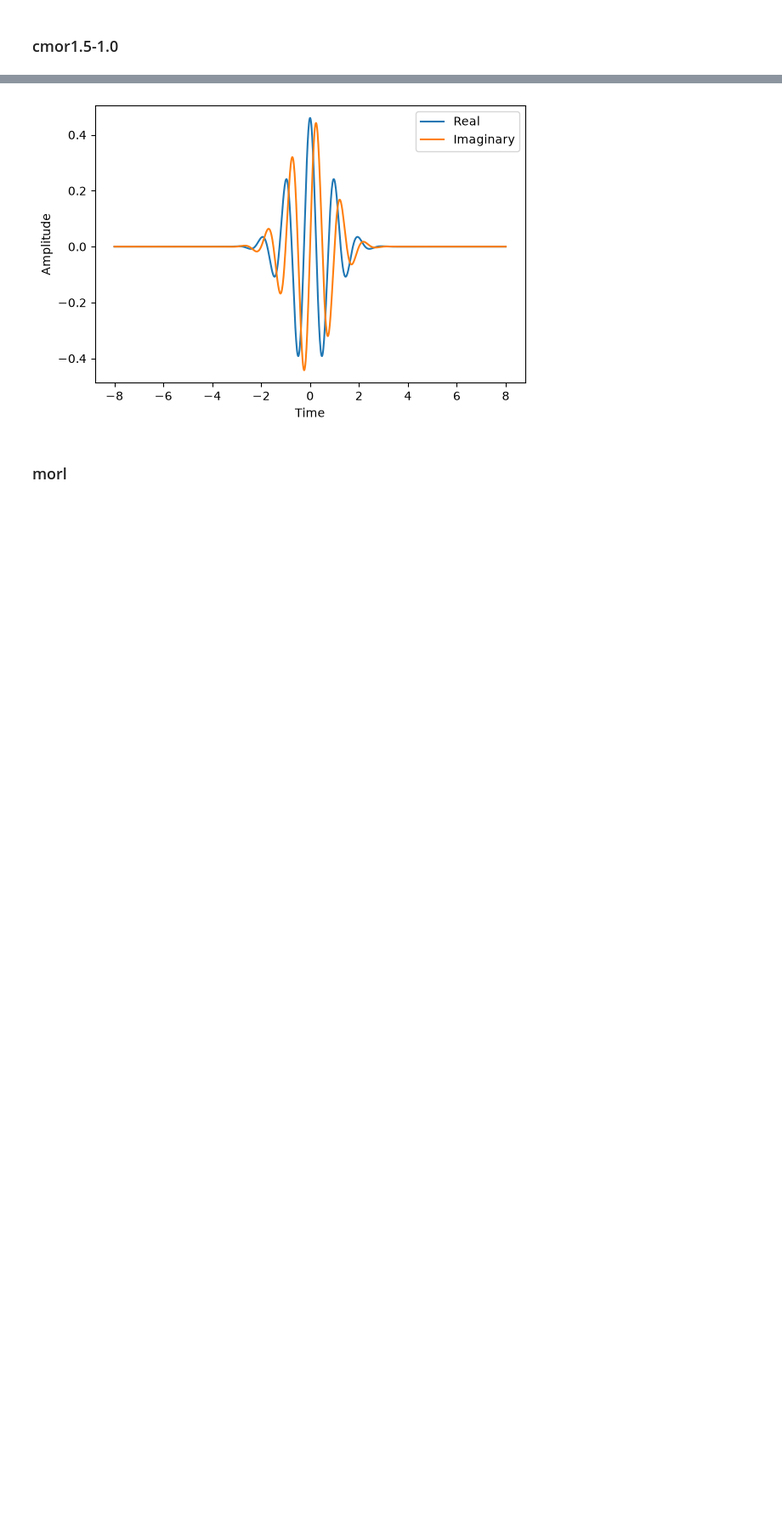
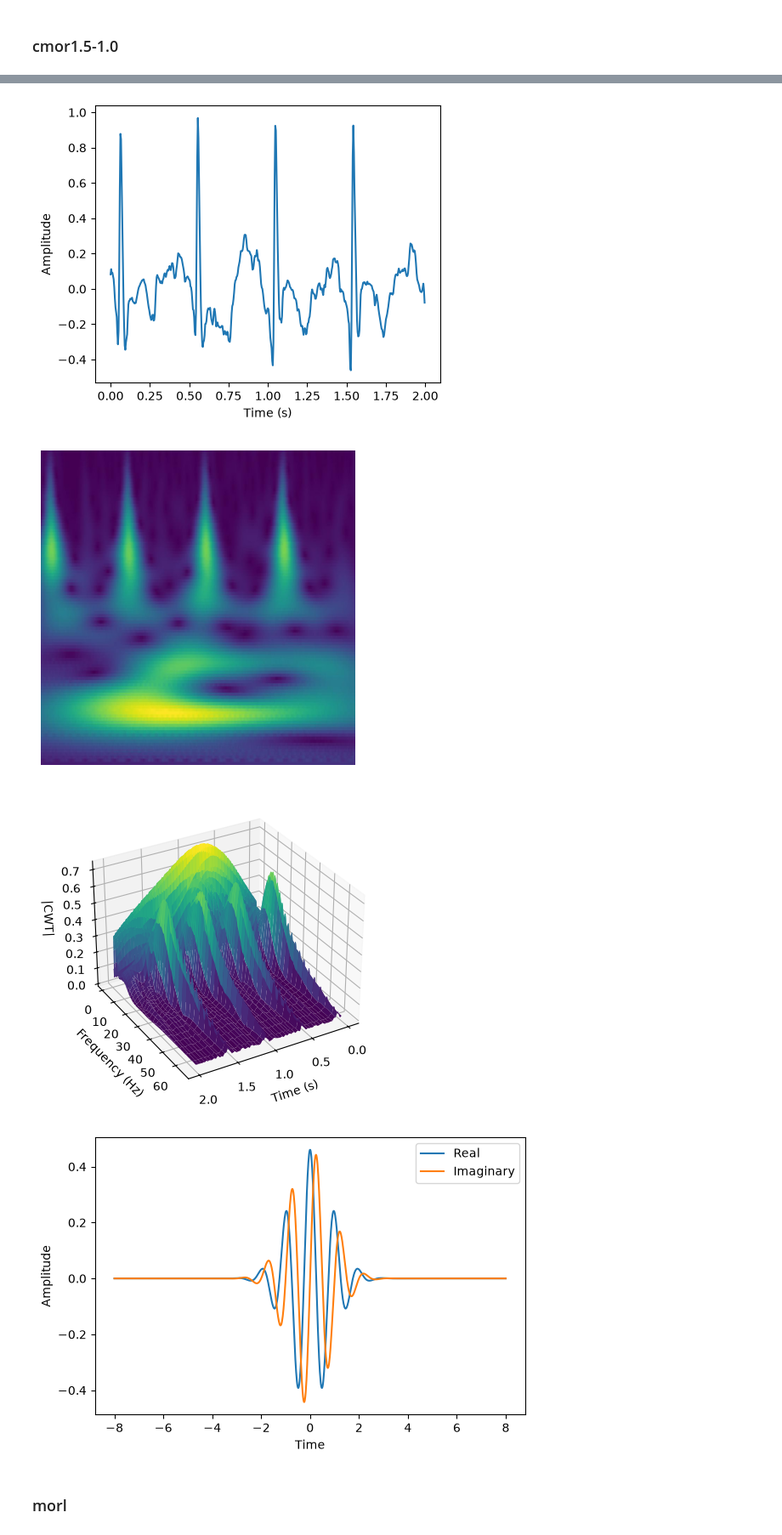
Before and after one commit to serize02/foundation-models, a Jupyter notebook: research/lejepa_wavelet.ipynb, the cells around one changed output, grey strips where cells are left out. Shown at 85% size. Drawn from its saved outputs; the diff is of its cells as text; code cells hidden in the pictures; blank space fills up the shorter version.

```diff
--- a/research/lejepa_wavelet.ipynb
+++ b/research/lejepa_wavelet.ipynb
@@ -43,3 +61,36 @@ plt.show()
+# %%
+cmor_tsst_image = transform(tsst_sample)
+cmor_tsst_coefficients, cmor_tsst_frequencies = pywt.cwt(tsst_sample.squeeze(), transform.widths, transform.wavelet, sampling_period=1 / transform.fs)
+cmor_tsst_magnitude = np.abs(cmor_tsst_coefficients)
+cmor_tsst_time = np.arange(cmor_tsst_magnitude.shape[1]) / transform.fs
+cmor_tsst_time_grid, cmor_tsst_frequency_grid = np.meshgrid(cmor_tsst_time, cmor_tsst_frequencies)
+
+plt.figure(figsize=(5, 4))
+plt.plot(cmor_tsst_time, tsst_sample.squeeze())
+plt.xlabel("Time (s)")
+plt.ylabel("Amplitude")
+plt.tight_layout()
+plt.show()
+
+fig, ax1 = plt.subplots(figsize=(5, 4))
+ax1.imshow(cmor_tsst_image)
+ax1.axis("off")
+plt.tight_layout()
+plt.show()
+
+fig = plt.figure(figsize=(5, 4))
+ax2 = fig.add_subplot(111, projection="3d")
+ax2.plot_surface(cmor_tsst_time_grid, cmor_tsst_frequency_grid, cmor_tsst_magnitude, cmap="viridis")
+ax2.set_xlabel("Time (s)")
+ax2.set_ylabel("Frequency (Hz)")
+ax2.set_zlabel("|CWT|")
+ax2.view_init(elev=30, azim=60)
+plt.tight_layout()
+plt.show()
+# %% [output]
+[figure, added]
+[figure, added]
+[figure, added]
 # %%
 mother_wavelet = pywt.ContinuousWavelet(transform.wavelet)
 wavelet_values, wavelet_time = mother_wavelet.wavefun(length=1024)
```
Also changed, not shown: parts of 16 cells of this notebook, 24 other files.
